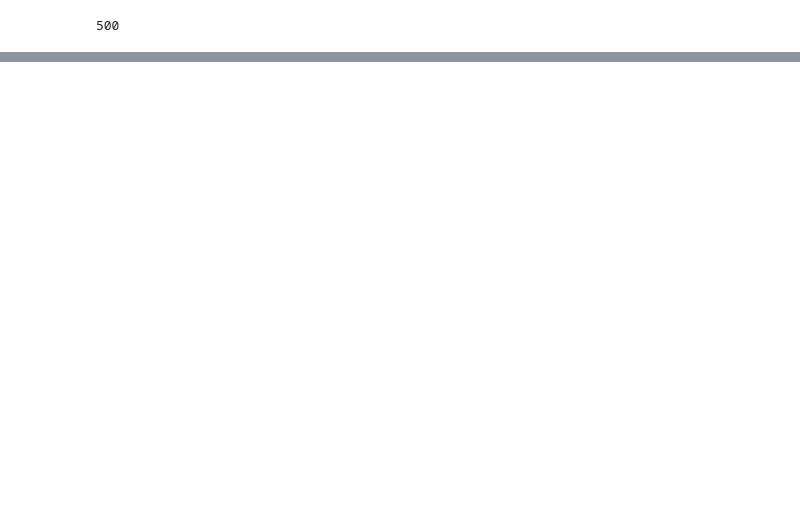
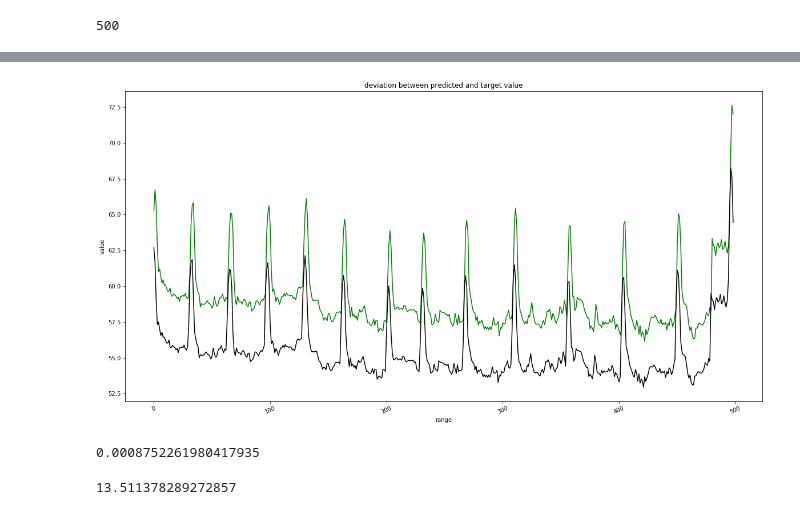
Before and after one commit to atifkarim/Time-Series-Forecasting-Using-Machine-Learning-Algorithm, a Jupyter notebook: univariate_data_for_prediction/vanilla_LSTM_univariate_dataset.ipynb, the cells around one changed output, grey strips where cells are left out. Saved outputs shown, nothing was run; the diff lists cells and outputs as text; code cells hidden in the pictures; blank space fills up the shorter version.

```diff
--- a/univariate_data_for_prediction/vanilla_LSTM_univariate_dataset.ipynb
+++ b/univariate_data_for_prediction/vanilla_LSTM_univariate_dataset.ipynb
@@ -273,0 +378,3 @@ print(Error)
+# %%
+n_features = X_train_vanilla_norm.shape[-1]
+X_train_vanilla_norm = X_train_vanilla_norm.reshape((X_train_vanilla_norm.shape[0], X_train_vanilla_norm.shape[1], n_features))
@@ -273,0 +388,19 @@ print(Error)
+# %%
+
+lr = 0.01
+
+def lr_schedule(epoch):
+    return lr * (0.1 ** int(epoch / 10))
+
+batch_size=32
+epochs=30
+
+# define model
+model = Sequential()
+model.add(LSTM(50, activation='relu', input_shape=(n_steps, n_features)))
+model.add(Dense(1))
+model.compile(optimizer='adam', loss='mse',metrics=['accuracy'])
+# fit model
+train_model=model.fit(X_train_vanilla_norm, y_train_vanilla_norm, batch_size=batch_size, epochs=epochs,verbose=1,
+          callbacks=[LearningRateScheduler(lr_schedule),
+                     ModelCheckpoint('/media/atif/BE0E05910E0543BD/University of Bremen MSc/masters_thesis/forecasting_sensor_data_Salzgitter_AG/trained_model_file/vanilla_100.h5', save_best_only=True)])
@@ -273,0 +434,2 @@ print(Error)
+# %%
+yhat_norm = model.predict(X_test_ip_vanilla, verbose=1)
@@ -273,0 +458,28 @@ print(Error)
+# %%
+plt.plot(yhat_norm,color='green')
+# plt.plot(test_op_vanilla_norm,color='red')
+plt.plot(test_op_vanilla,color='black')
+plt.xticks( rotation=25)
+plt.title('deviation between predicted and target value')
+plt.ylabel('value')
+plt.xlabel('range')
+# plt.legend(['yhat_norm', 'test_op_vanilla_norm'], loc='upper left')
+plt.show()
+# %% [output]
+[figure, added]
+# %%
+from sklearn.metrics import mean_squared_error
+
+#Print MSE to see how good the model is
+Error_norm = mean_squared_error(test_op_vanilla_norm,yhat_norm)
+print(Error_norm)
+# %% [output]
+0.0008752261980417935
+# %%
+from sklearn.metrics import mean_squared_error
+
+#Print MSE to see how good the model is
+Error_norm = mean_squared_error(test_op_vanilla,yhat_norm)
+print(Error_norm)
+# %% [output]
+13.511378289272857
```
Also changed, not shown: parts of 19 cells of this notebook.
